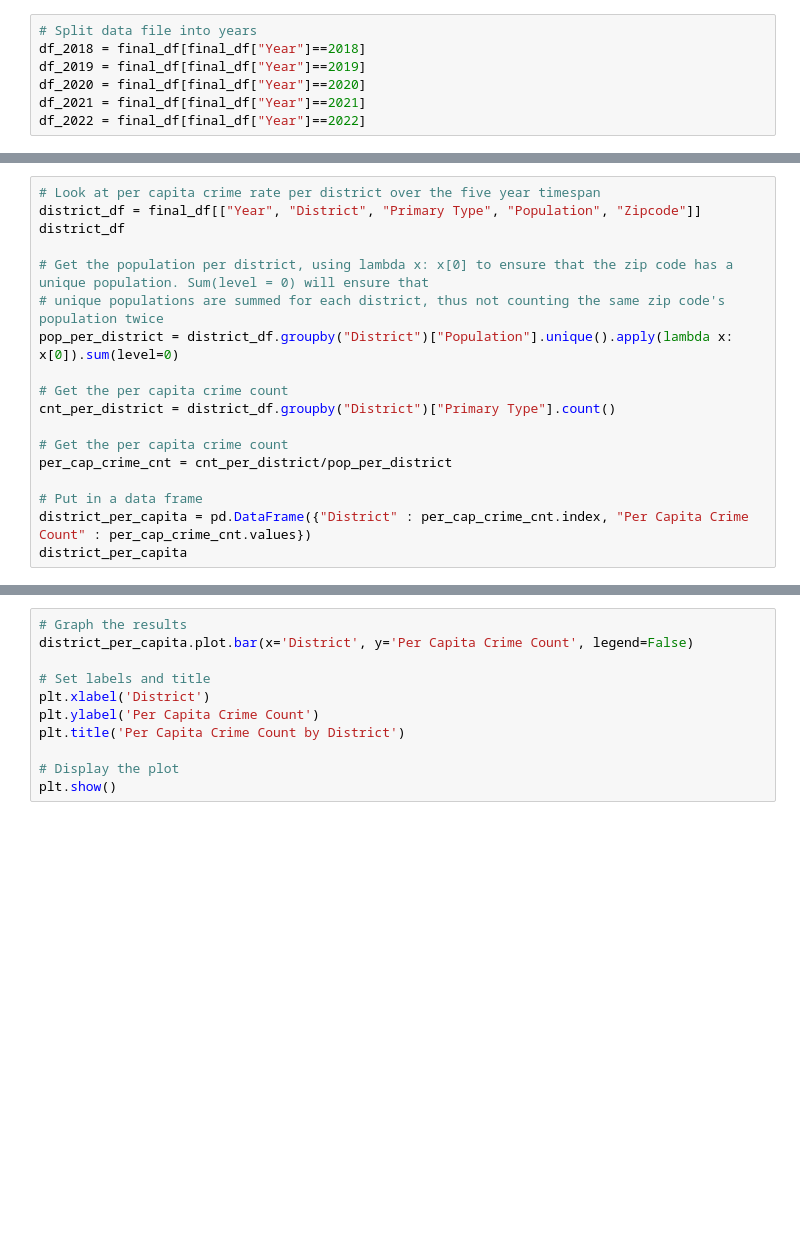
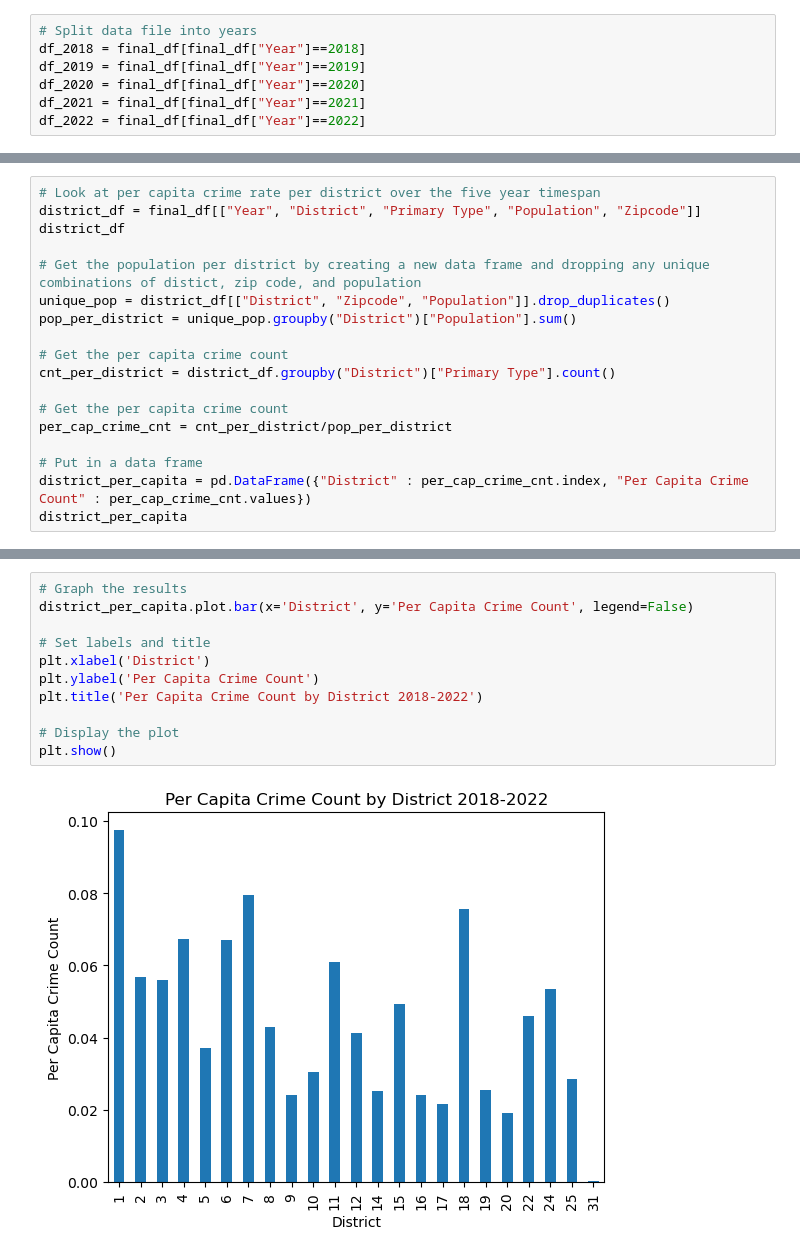
Before and after one commit to jmpealy/project1, a Jupyter notebook: Population_Analysis_Only.ipynb, the cells around one changed output, grey strips where cells are left out. Drawn from its saved outputs; the diff is of its cells as text; blank space fills up the shorter version.

```diff
--- a/Population_Analysis_Only.ipynb
+++ b/Population_Analysis_Only.ipynb
@@ -54,9 +113,9 @@ plt.show()
 district_df = final_df[["Year", "District", "Primary Type", "Population", "Zipcode"]]
 district_df
 
-# Get the population per district, using lambda x: x[0] to ensure that the zip code has a unique population. Sum(level = 0) will ensure that
-# unique populations are summed for each district, thus not counting the same zip code's population twice
-pop_per_district = district_df.groupby("District")["Population"].unique().apply(lambda x: x[0]).sum(level=0)
+# Get the population per district by creating a new data frame and dropping any unique combinations of distict, zip code, and population
+unique_pop = district_df[["District", "Zipcode", "Population"]].drop_duplicates()
+pop_per_district = unique_pop.groupby("District")["Population"].sum()
 
 # Get the per capita crime count
 cnt_per_district = district_df.groupby("District")["Primary Type"].count()
@@ -70,14 +147,16 @@ district_per_capita
 # %%
 # Graph the results
 district_per_capita.plot.bar(x='District', y='Per Capita Crime Count', legend=False)
 
 # Set labels and title
 plt.xlabel('District')
 plt.ylabel('Per Capita Crime Count')
-plt.title('Per Capita Crime Count by District')
+plt.title('Per Capita Crime Count by District 2018-2022')
 
 # Display the plot
 plt.show()
+# %% [output]
+[figure, added]
 # %%
 # Look at per capita crime rate per primary type over the five year timespan
 
```
Also changed, not shown: parts of 9 cells of this notebook.
